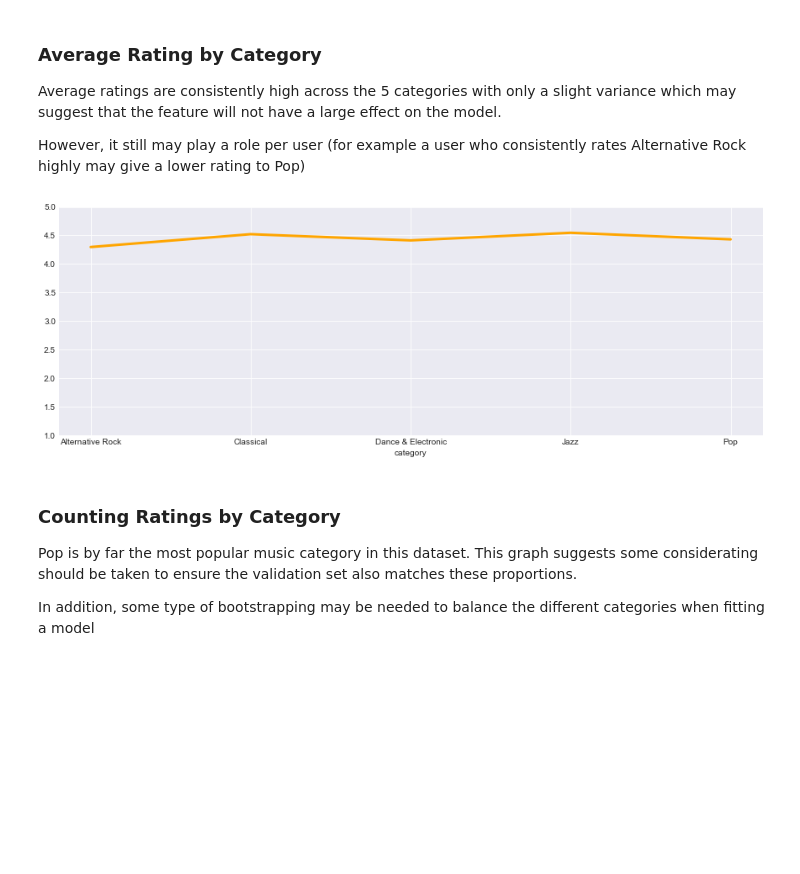
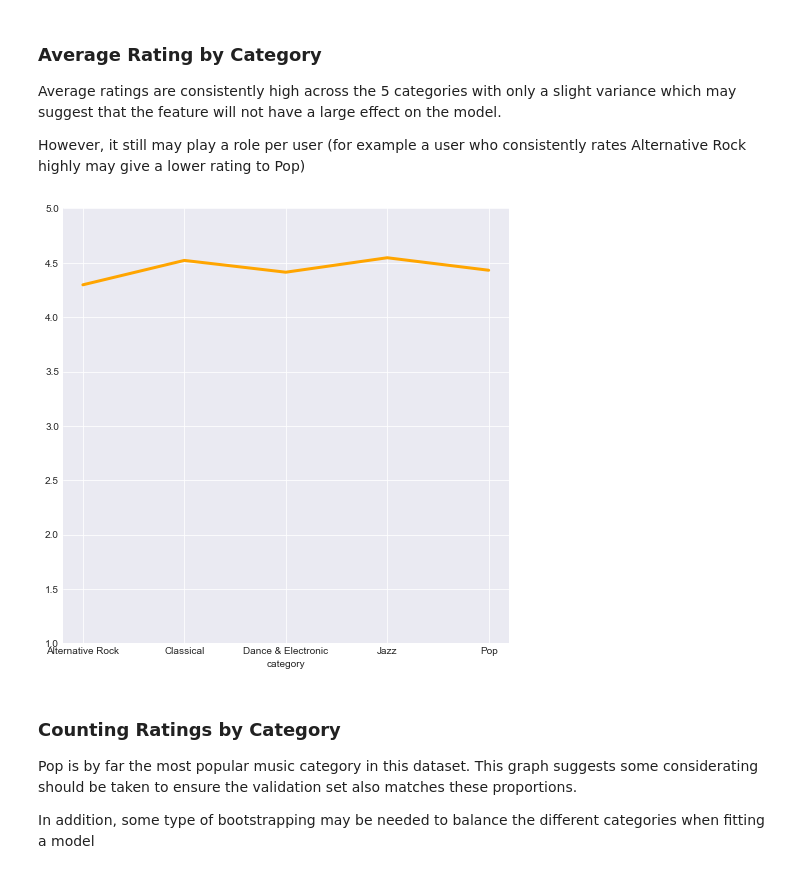
Before and after one commit to MattB17/AmazonRecommenderSystem, a Jupyter notebook: Exploration.ipynb, the cells around one changed output. Drawn from its saved outputs; the diff is of its cells as text; code cells hidden in the pictures; blank space fills up the shorter version.

```diff
--- a/Exploration.ipynb
+++ b/Exploration.ipynb
@@ -9,6 +9,7 @@ import matplotlib.pyplot as plt
 sns.set_style('whitegrid')
 plt.style.use('seaborn-darkgrid')
 %matplotlib inline
+sns.set(font_scale=1.5)
 # %%
 data = []
 with open(os.path.join('data', 'train.json'), 'r') as train_file:
@@ -176,13 +184,13 @@ However, it still may play a role per user (for example a user who consistently
 # %%
 grouped_type_average = analysis_df.groupby(analysis_df['category'])['overall'].mean()
 
-plt.figure(figsize=(15, 5))
+plt.figure(figsize=(8, 8))
 grouped_type_average.plot(color='orange', linewidth=3)
 plt.xticks(range(5), grouped_type_average.index)
 plt.ylim(1, 5)
 plt.show()
 # %% [output]
-[figure, old version]
+[figure, new version]
 # %% [markdown]
 ### Counting Ratings by Category
 
```
Also changed, not shown: parts of 7 cells of this notebook, 1 other file.
